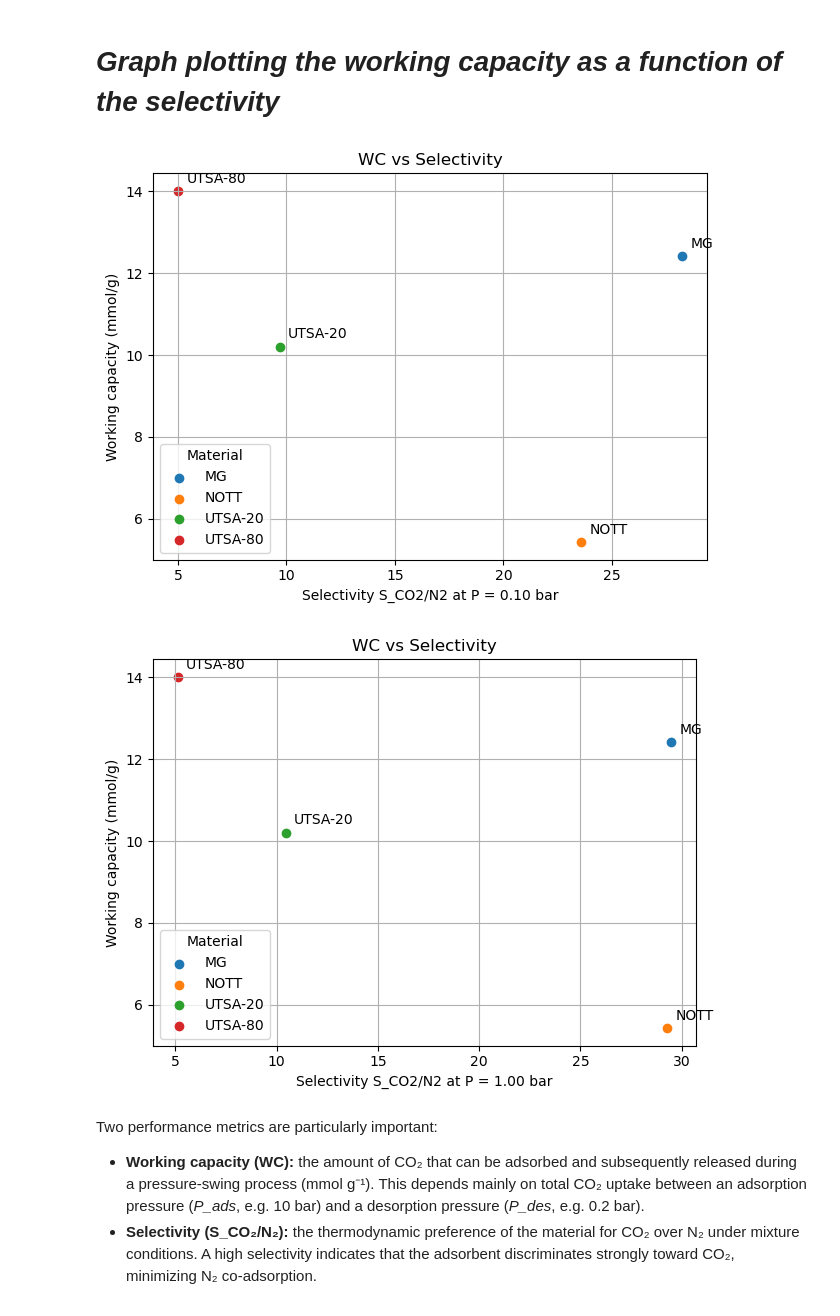
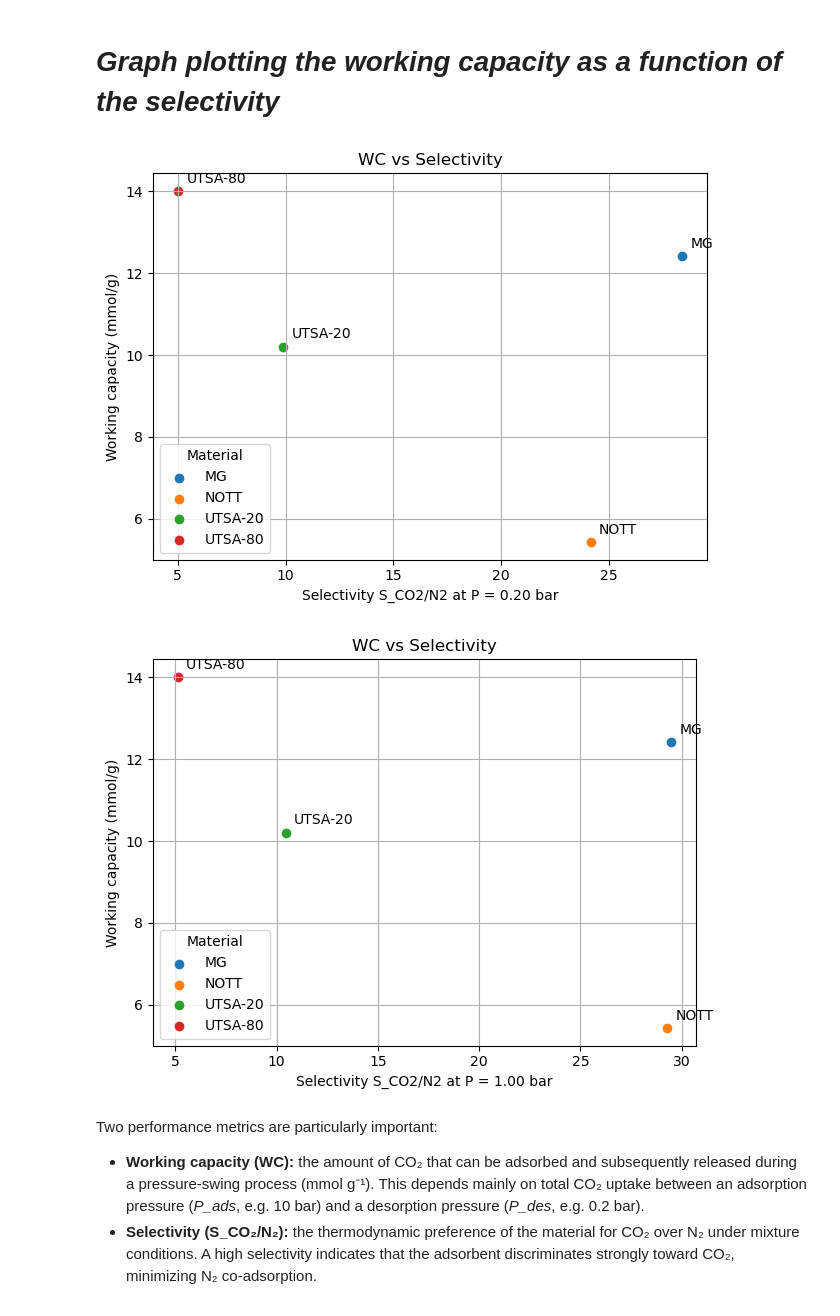
Before and after one commit to SerenaBouChaaya/modeling-lab-block-2-assignment-1, a Jupyter notebook: GroupC_Block2_project/GroupC_Block2_project.ipynb, the cells around one changed output. Saved outputs shown, nothing was run; the diff lists cells and outputs as text; code cells hidden in the pictures.

```diff
--- a/GroupC_Block2_project/GroupC_Block2_project.ipynb
+++ b/GroupC_Block2_project/GroupC_Block2_project.ipynb
@@ -506,10 +506,10 @@ def calculate_working_capacity(filepath):
     loadings = isotherm_dict["loading_absolute_average"]
 
 
-    P_ads, P_des = max(pressures), min(pressures)
+    P_ads, P_des = 1, 0.2
 
-    q_ads, p_ads_used = get_loading_at_pressure(pressures, loadings, P_ads)
-    q_des, p_des_used = get_loading_at_pressure(pressures, loadings, P_des)
+    q_ads = interp_loading_at_pressure(pressures, loadings, P_ads)
+    q_des = interp_loading_at_pressure(pressures, loadings, P_des)
 
     WC = q_ads - q_des
 
@@ -638,7 +706,7 @@ all_rows = []
 for name, dfc, dfn in materials:
     all_rows.append(
         print_blocks_and_collect(name, dfc, dfn, y_co2=0.15, y_n2=0.85,
-                                 targets=(0.1, 1.0, 2.0, 3.0))
+                                 targets=(0.2, 1.0, 2.0, 3.0))
     )
 
 final_table = pd.concat(all_rows, ignore_index=True)
@@ -792,35 +860,35 @@ def plot_wc_vs_selectivity_at(P):
 
 
     xs = []
     ys = []
     labels = []
     for m in materials_to_plot:
         s_val = float(s_row[m])
         if np.isnan(s_val):
             continue
         xs.append(s_val)
         ys.append(wc_dict[m])
         labels.append(m)
 
 
     plt.figure()
     for x, y, lab in zip(xs, ys, labels):
         plt.scatter(x, y, label=lab)
         plt.annotate(lab, (x, y), textcoords="offset points", xytext=(6, 6))
     plt.xlabel(f"Selectivity S_CO2/N2 at P = {P:.2f} bar")
     plt.ylabel("Working capacity (mmol/g)")
     plt.title("WC vs Selectivity")
     plt.grid(True)
     plt.legend(title="Material")
     plt.tight_layout()
 
-plot_wc_vs_selectivity_at(0.1)
+plot_wc_vs_selectivity_at(0.2)
 plot_wc_vs_selectivity_at(1.0)
 
 
 plt.show()
 # %% [output]
-[figure, old version]
+[figure, new version]
 [figure]
 # %% [markdown]
 Two performance metrics are particularly important:
```
Also changed, not shown: parts of 4 cells of this notebook.
